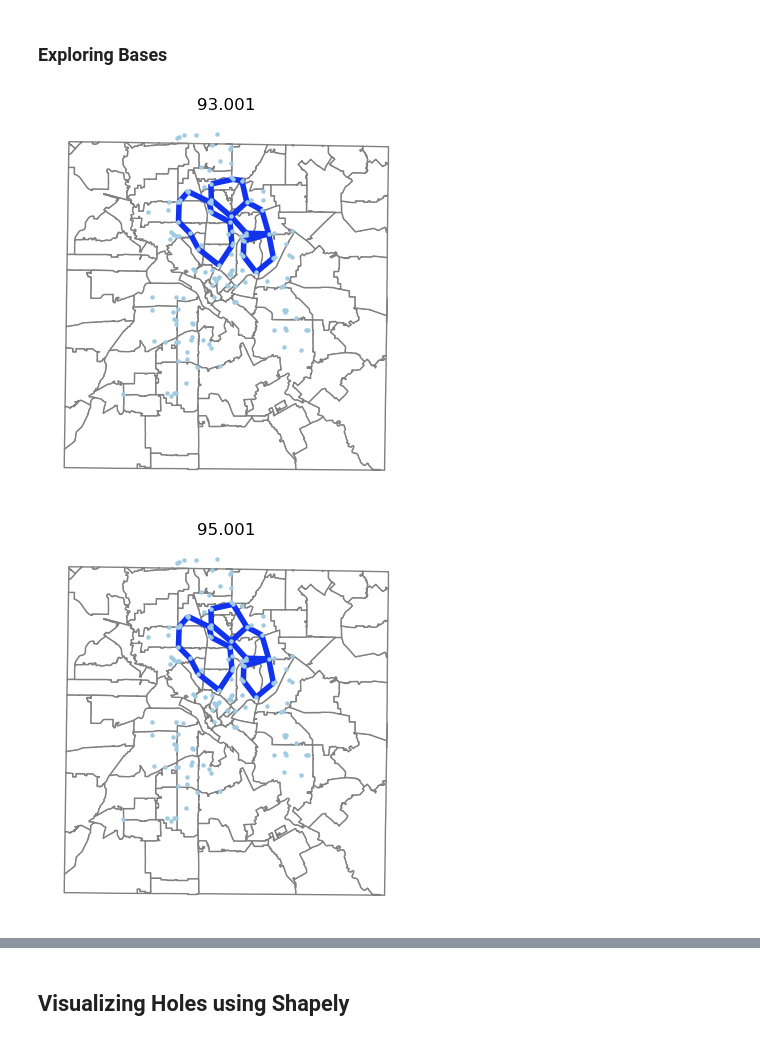
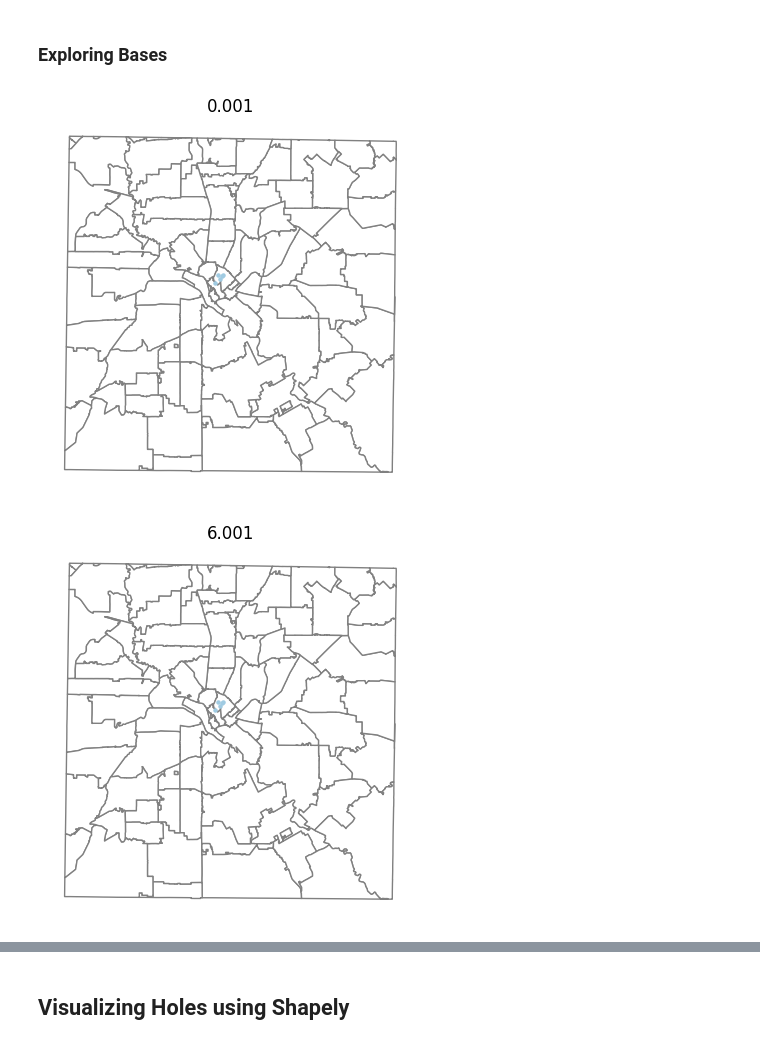
Before and after one commit to andreakbarreiro/MinGenResources-DFW, a Jupyter notebook: Minimal Scaffold/MinScaffold_Dallas.ipynb, the cells around one changed output, grey strips where cells are left out. Drawn from its saved outputs; the diff is of its cells as text; code cells hidden in the pictures.

```diff
--- a/Minimal Scaffold/MinScaffold_Dallas.ipynb
+++ b/Minimal Scaffold/MinScaffold_Dallas.ipynb
@@ -74,8 +162,9 @@ polls_df = gpd.read_file(city_path_geo+pfname)
 # %%
-P = np.zeros((polls_df.shape[0],2))
-NV = polls_df.shape[0]
-for j1 in range(polls_df.shape[0]):
-    P[j1,:]=[polls_df.loc[j1,'geometry'].x, polls_df.loc[j1,'geometry'].y]
+P = np.zeros((groc_sites_select_inner.shape[0],2))
+#WHAT IS THIS WHY DID WE DEFINE THIS???!!!!!
+NV = groc_sites_select_inner.shape[0]
+for j1 in range(groc_sites_select_inner.shape[0]):
+    P[j1,:]=[groc_sites_select_inner.loc[j1,'geometry'].x, groc_sites_select_inner.loc[j1,'geometry'].y]
 # %% [markdown]
 ## Network Visualization
 # %%
@@ -119,45 +208,46 @@ for (step,B) in F.Elements:
     Bas.append(B) # store the basis, discarding the filtration step value
 # %%
 # Load in zip file of grocery sites underneath
-zipfname = '../Data/Zip/dal_tx_zip.shp'
+zipfname = '../Data/dal_tx_zip.shp'
 city_df = gpd.read_file(zipfname)
 # %%
 #Print selected minimal generators
 
 np.set_printoptions(threshold=np.inf)
-indices = 90+2*np.array(range(10))
+# indices = 90+2*np.array(range(10))
+indices = np.array(range(5))
 
 colors = [1,2,3]
 options = {
     "node_color": "#A0CBE2",
     "edge_color": "#1133EE",
     "width": 4,
     "edge_cmap": plt.cm.Blues,
     "with_labels": False,
 }
 edge_color_list = ["#1133EE","#6699EE","#AABBEE"]
 
 # Depending on the length of the filtration, choose a suitable step that contains nontrivial homology
 for j1 in range(len(indices)):
     fig , ax1= plt.subplots()
     city_df.plot(ax=ax1, color='white', edgecolor='grey')
     #options["edge_color"]=edge_color_list[np.mod(j1,3)]
 
     whichB = indices[j1]
     B = Bas[whichB]
     #print(P)
     #print(M)
     #print(whichB)
     M = Scaffold.matrix_Basis( B , len(P) , np.array(F.get_edgeList()) )
 
 
     # Plot the basis at the given step, using the layout object as done above
     nx.draw( nx.Graph(M) , pos = P , node_size=5, **options, ax=ax1)
     S = [nx.Graph(M).subgraph(c).copy() for c in nx.connected_components(nx.Graph(M))]
     plt.title(epsLev[whichB])
     #plt.savefig(f'../Cycles_Dallas/dal_tx_MinCycles_{dist_type}_{str(whichB)}.jpeg', \
                 #bbox_inches="tight", dpi = 300)
     plt.show()
 # %% [output]
-[figure, old version]
+[figure, new version]
-[figure, old version]
+[figure, new version]
```
Also changed, not shown: parts of 12 cells of this notebook, 5 other files.
